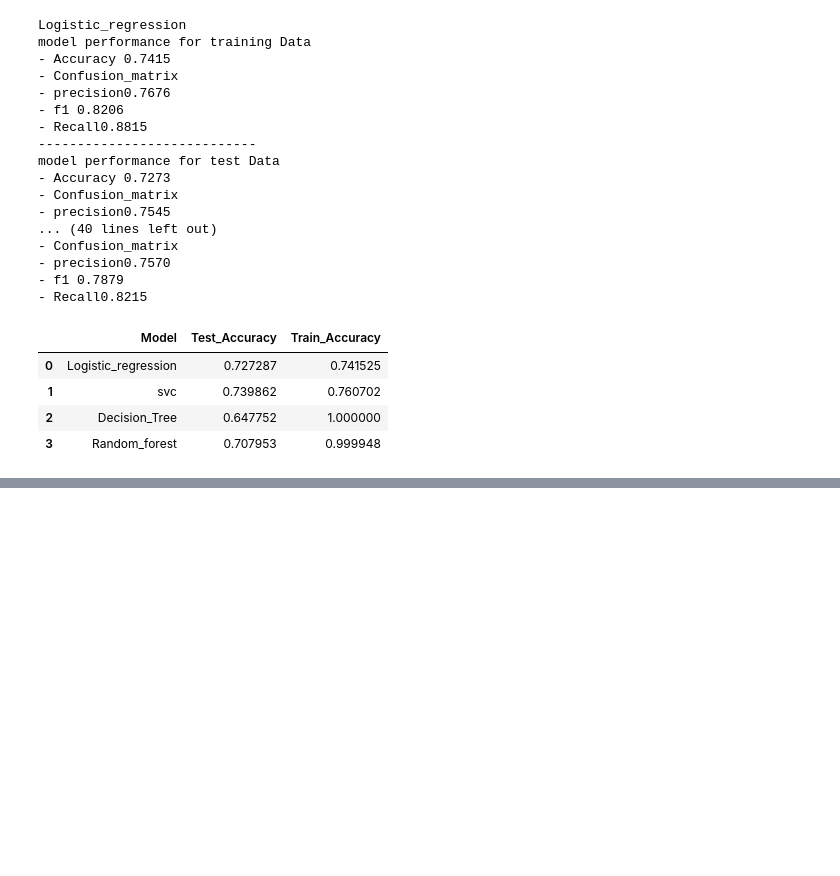
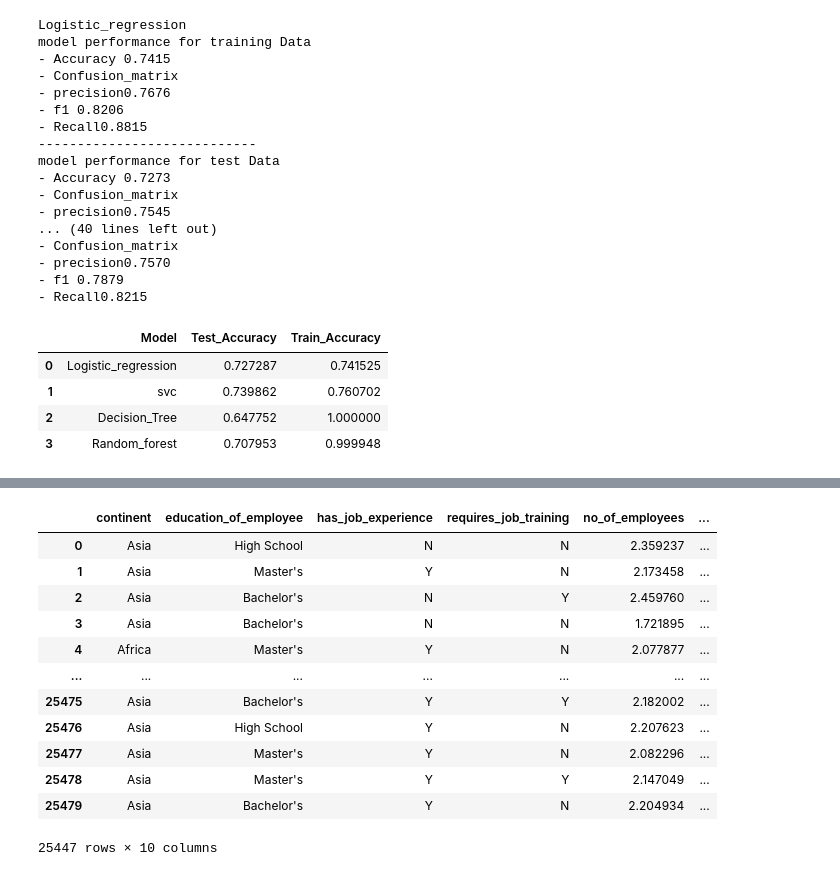
Before and after one commit to yagantiAshok/Global-Mobility-Application, a Jupyter notebook: notebook/EDA_visa(1).ipynb, the cells around one changed output, grey strips where cells are left out. Saved outputs shown, nothing was run; the diff lists cells and outputs as text; code cells hidden in the pictures; blank space fills up the shorter version.

```diff
--- a/notebook/EDA_visa(1).ipynb
+++ b/notebook/EDA_visa(1).ipynb
@@ -263,0 +464,16 @@ evaluating_model
+# %%
+x
+# %% [output]
+|  | continent | education_of_employee | has_job_experience | requires_job_training | no_of_employees | ... |
+| 0 | Asia | High School | N | N | 2.359237 | ... |
+| 1 | Asia | Master's | Y | N | 2.173458 | ... |
+| 2 | Asia | Bachelor's | N | Y | 2.459760 | ... |
+| 3 | Asia | Bachelor's | N | N | 1.721895 | ... |
+| 4 | Africa | Master's | Y | N | 2.077877 | ... |
+| ... | ... | ... | ... | ... | ... | ... |
+| 25475 | Asia | Bachelor's | Y | Y | 2.182002 | ... |
+| 25476 | Asia | High School | Y | N | 2.207623 | ... |
+| 25477 | Asia | Master's | Y | N | 2.082296 | ... |
+| 25478 | Asia | Master's | Y | Y | 2.147049 | ... |
+| 25479 | Asia | Bachelor's | Y | N | 2.204934 | ... |
+25447 rows × 10 columns
```
Also changed, not shown: parts of 20 cells of this notebook, 1 other file.
